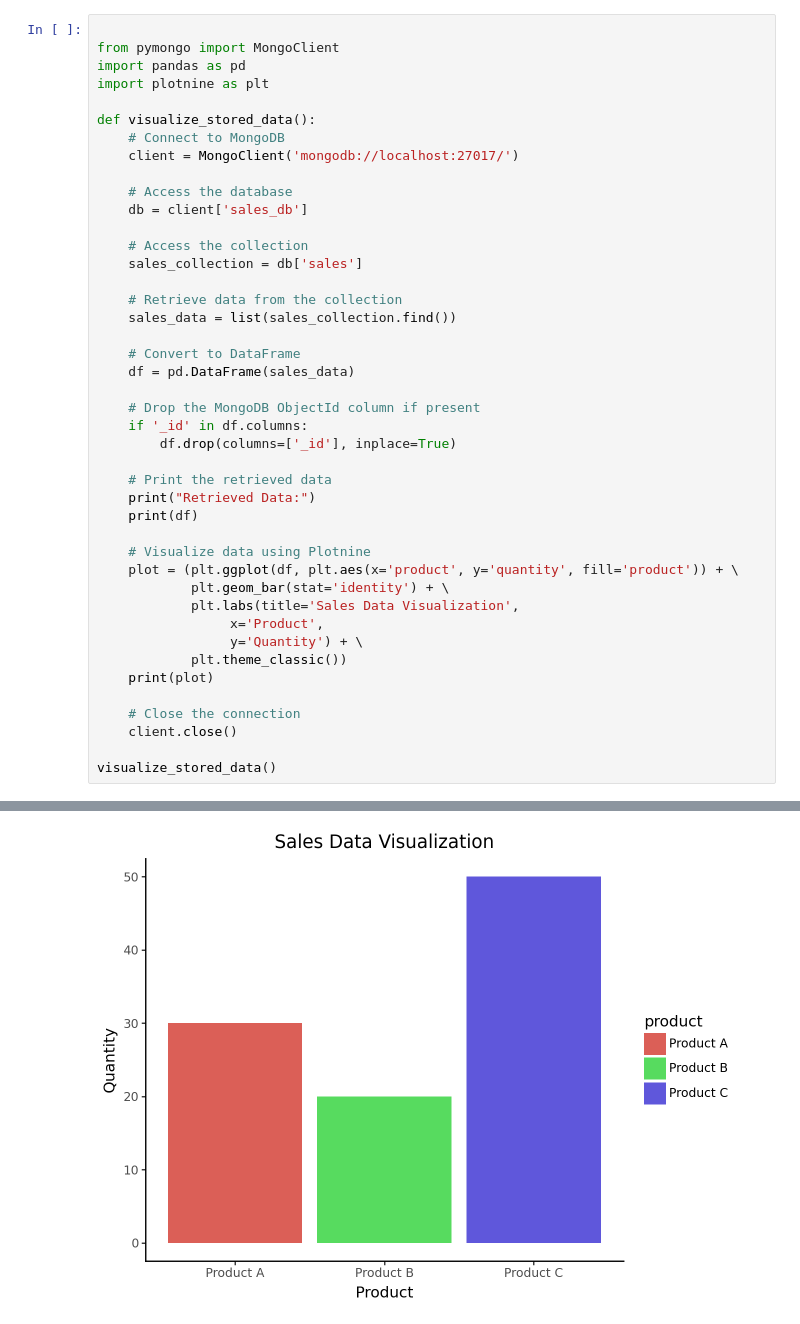
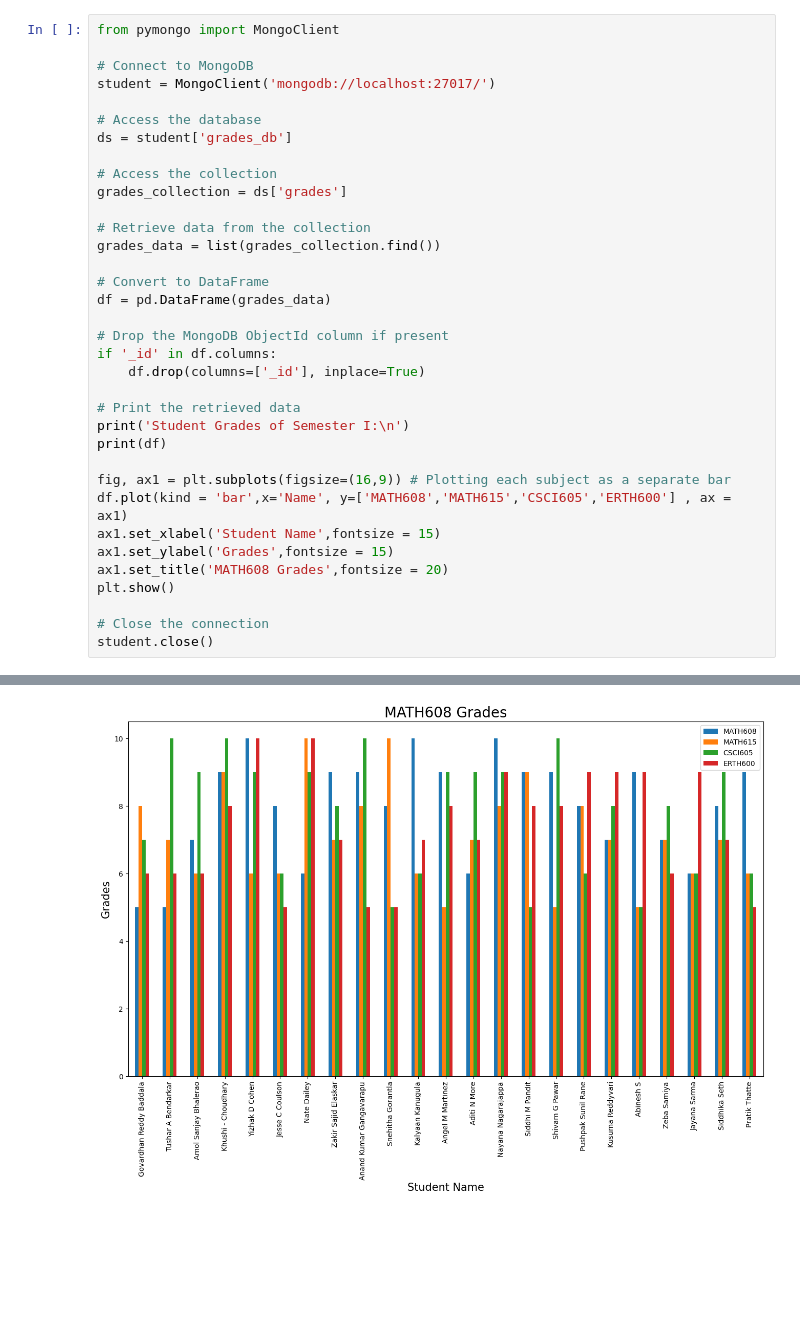
Before and after one commit to PushpakSunilRane/MATH608-PROJECT, a Jupyter notebook: Project.ipynb, the cells around one changed output, grey strips where cells are left out. Cells and saved outputs as stored; diff of their text form; blank space fills up the shorter version.

```diff
--- a/Project.ipynb
+++ b/Project.ipynb
@@ -53,44 +61,36 @@ Retrieved Data:
 # %%
+from pymongo import MongoClient
 
-from pymongo import MongoClient
-import pandas as pd
-import plotnine as plt
+# Connect to MongoDB
+student = MongoClient('mongodb://localhost:27017/')
 
-def visualize_stored_data():
-    # Connect to MongoDB
-    client = MongoClient('mongodb://localhost:27017/')
+# Access the database
+ds = student['grades_db']
 
-    # Access the database
-    db = client['sales_db']
+# Access the collection
+grades_collection = ds['grades']
 
-    # Access the collection
-    sales_collection = db['sales']
+# Retrieve data from the collection
+grades_data = list(grades_collection.find())
 
-    # Retrieve data from the collection
-    sales_data = list(sales_collection.find())
+# Convert to DataFrame
+df = pd.DataFrame(grades_data)
 
-    # Convert to DataFrame
-    df = pd.DataFrame(sales_data)
+# Drop the MongoDB ObjectId column if present
+if '_id' in df.columns:
+    df.drop(columns=['_id'], inplace=True)
 
-    # Drop the MongoDB ObjectId column if present
-    if '_id' in df.columns:
-        df.drop(columns=['_id'], inplace=True)
+# Print the retrieved data
+print('Student Grades of Semester I:\n')
+print(df)
 
-    # Print the retrieved data
-    print("Retrieved Data:")
-    print(df)
+fig, ax1 = plt.subplots(figsize=(16,9)) # Plotting each subject as a separate bar
+df.plot(kind = 'bar',x='Name', y=['MATH608','MATH615','CSCI605','ERTH600'] , ax = ax1)
+ax1.set_xlabel('Student Name',fontsize = 15)
+ax1.set_ylabel('Grades',fontsize = 15)
+ax1.set_title('MATH608 Grades',fontsize = 20)
+plt.show()
 
-    # Visualize data using Plotnine
-    plot = (plt.ggplot(df, plt.aes(x='product', y='quantity', fill='product')) + \
-            plt.geom_bar(stat='identity') + \
-            plt.labs(title='Sales Data Visualization',
-                 x='Product',
-                 y='Quantity') + \
-            plt.theme_classic())
-    print(plot)
-
-    # Close the connection
-    client.close()
-
-visualize_stored_data()
+# Close the connection
+student.close()
 # %% [output]
@@ -102 +114 @@ Retrieved Data:
-[figure, old version]
+[figure, new version]
```
Also changed, not shown: parts of 2 cells of this notebook, 2 other files.
